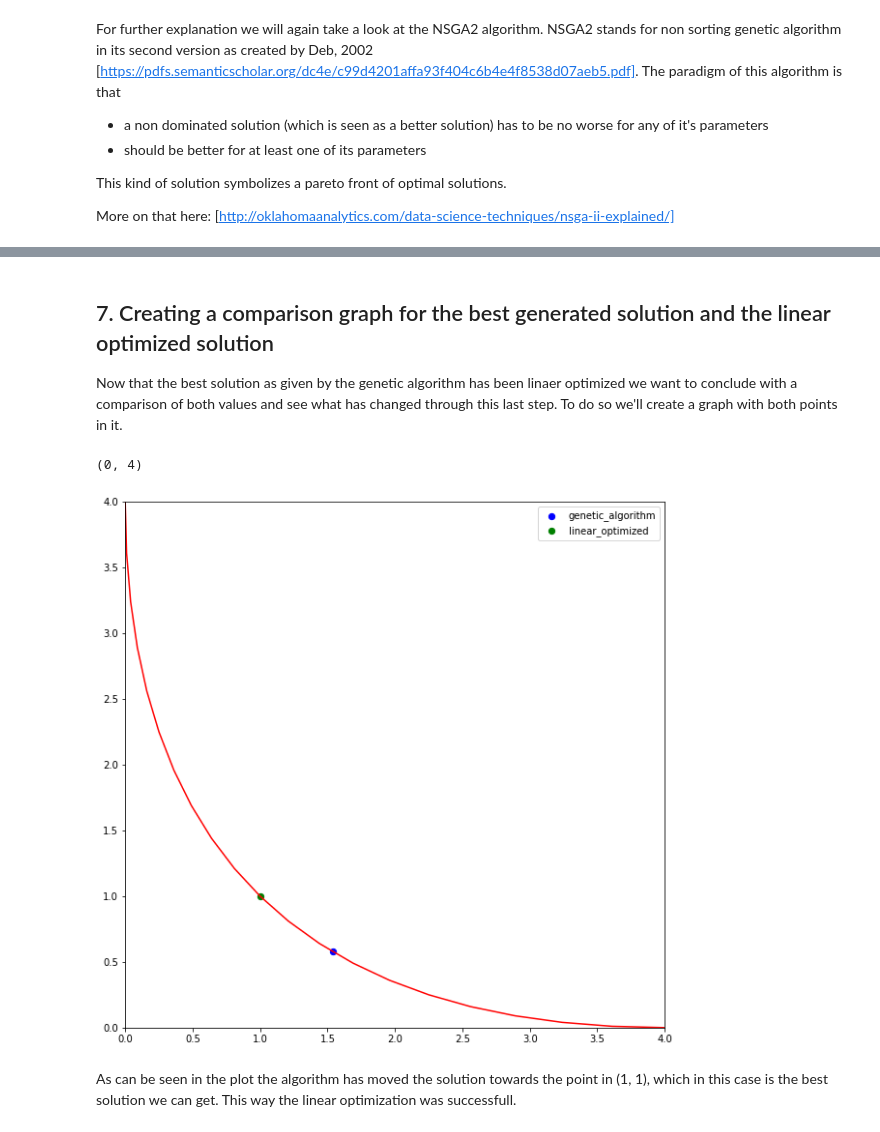
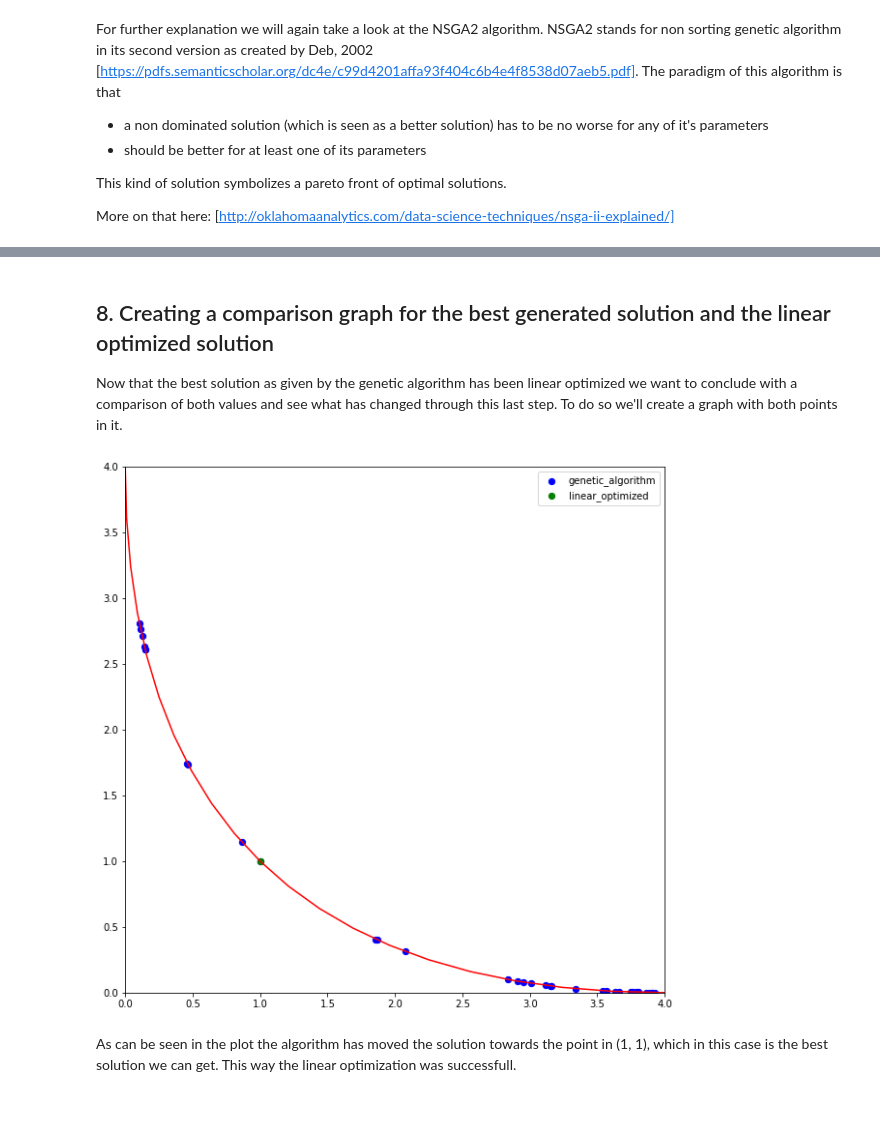
Before and after one commit to inowas/optimization-algorithm-examples, a Jupyter notebook: optimization_example.ipynb, the cells around one changed output, grey strips where cells are left out. Cells and saved outputs as stored; diff of their text form; code cells hidden in the pictures.

```diff
--- a/optimization_example.ipynb
+++ b/optimization_example.ipynb
@@ -283,28 +280,29 @@ solver.Solve(schaffer_scalar)
 # obtain the solution
 best_gen_opt = solver.Solution()
 # %% [markdown]
-## 7. Creating a comparison graph for the best generated solution and the linear optimized solution
+## 8. Creating a comparison graph for the best generated solution and the linear optimized solution
 
-Now that the best solution as given by the genetic algorithm has been linaer optimized we want to conclude with a comparison of both values and see what has changed through this last step. To do so we'll create a graph with both points in it.
+Now that the best solution as given by the genetic algorithm has been linear optimized we want to conclude with a comparison of both values and see what has changed through this last step. To do so we'll create a graph with both points in it.
 # %%
 # Create an empty figure, this time broader for space of three plots!
 f = plt.figure(figsize=(10, 10))
 
 # Create a general plot of the function
 plt.plot(schaffer_f1_vec(x_vals), schaffer_f2_vec(x_vals), c="red")
 
 # Create scatters of the hall of fame solutions
-plt.scatter(schaffer_f1_vec(best_gen), schaffer_f2_vec(best_gen), c="blue", label="genetic_algorithm", s=40)
+plt.scatter(schaffer_f1_vec(hall_of_fame), schaffer_f2_vec(hall_of_fame), c="blue", label="genetic_algorithm", s=40)
 plt.scatter(schaffer_f1_vec(best_gen_opt), schaffer_f2_vec(best_gen_opt), c="green", label="linear_optimized", s=40)
 
 # Add legend
 plt.legend()
 
 # Limit the plot to box
 plt.xlim((0, max(schaffer_f1_vec(SCHAFFER_OPT))))
 plt.ylim((0, max(schaffer_f2_vec(SCHAFFER_OPT))))
+
+plt.show()
 # %% [output]
-(0, 4)
-[figure, old version]
+[figure, new version]
 # %% [markdown]
 As can be seen in the plot the algorithm has moved the solution towards the point in (1, 1), which in this case is the best solution we can get. This way the linear optimization was successfull.
```
Also changed, not shown: parts of 13 cells of this notebook, 1 other file.
